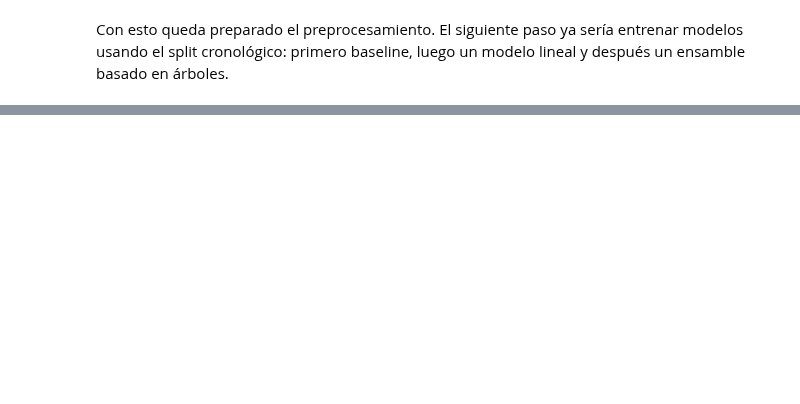
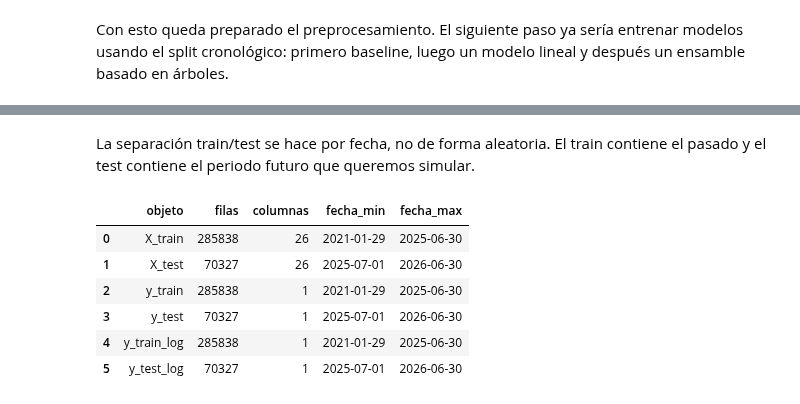
Before and after one commit to GJLG0501/Inteligencia-artificial-avanzada, a Jupyter notebook: P1 Module 1. Python Libraries & Statistics/Tareas/Activity 1 ETL - Metro CDMX.ipynb, the cells around one changed output, grey strips where cells are left out. Cells and saved outputs as stored; diff of their text form; code cells hidden in the pictures; blank space fills up the shorter version.

```diff
--- a/P1 Module 1. Python Libraries & Statistics/Tareas/Activity 1 ETL - Metro CDMX.ipynb
+++ b/P1 Module 1. Python Libraries & Statistics/Tareas/Activity 1 ETL - Metro CDMX.ipynb
@@ -2260,0 +3228,48 @@ Con esto queda preparado el preprocesamiento. El siguiente paso ya sería entren
+# %% [markdown]
+La separación train/test se hace por fecha, no de forma aleatoria. El train contiene el pasado y el test contiene el periodo futuro que queremos simular.
+# %%
+fecha_corte_test = pd.Timestamp('2025-07-01')
+
+train_mask = df_modelado_lags['fecha'].lt(fecha_corte_test)
+test_mask = df_modelado_lags['fecha'].ge(fecha_corte_test)
+
+X_train = X.loc[train_mask].copy()
+X_test = X.loc[test_mask].copy()
+
+y_train = y.loc[train_mask].copy()
+y_test = y.loc[test_mask].copy()
+
+y_train_log = y_log.loc[train_mask].copy()
+y_test_log = y_log.loc[test_mask].copy()
+
+resumen_X_y_split = pd.DataFrame({
+    'objeto': ['X_train', 'X_test', 'y_train', 'y_test', 'y_train_log', 'y_test_log'],
+    'filas': [len(X_train), len(X_test), len(y_train), len(y_test), len(y_train_log), len(y_test_log)],
+    'columnas': [X_train.shape[1], X_test.shape[1], 1, 1, 1, 1],
+    'fecha_min': [
+        df_modelado_lags.loc[train_mask, 'fecha'].min(),
+        df_modelado_lags.loc[test_mask, 'fecha'].min(),
+        df_modelado_lags.loc[train_mask, 'fecha'].min(),
+        df_modelado_lags.loc[test_mask, 'fecha'].min(),
+        df_modelado_lags.loc[train_mask, 'fecha'].min(),
+        df_modelado_lags.loc[test_mask, 'fecha'].min(),
+    ],
+    'fecha_max': [
+        df_modelado_lags.loc[train_mask, 'fecha'].max(),
+        df_modelado_lags.loc[test_mask, 'fecha'].max(),
+        df_modelado_lags.loc[train_mask, 'fecha'].max(),
+        df_modelado_lags.loc[test_mask, 'fecha'].max(),
+        df_modelado_lags.loc[train_mask, 'fecha'].max(),
+        df_modelado_lags.loc[test_mask, 'fecha'].max(),
+    ],
+})
+
+resumen_X_y_split
+# %% [output]
+|  | objeto | filas | columnas | fecha_min | fecha_max |
+| 0 | X_train | 285838 | 26 | 2021-01-29 | 2025-06-30 |
+| 1 | X_test | 70327 | 26 | 2025-07-01 | 2026-06-30 |
+| 2 | y_train | 285838 | 1 | 2021-01-29 | 2025-06-30 |
+| 3 | y_test | 70327 | 1 | 2025-07-01 | 2026-06-30 |
+| 4 | y_train_log | 285838 | 1 | 2021-01-29 | 2025-06-30 |
+| 5 | y_test_log | 70327 | 1 | 2025-07-01 | 2026-06-30 |
```
Also changed, not shown: parts of 111 cells of this notebook.
